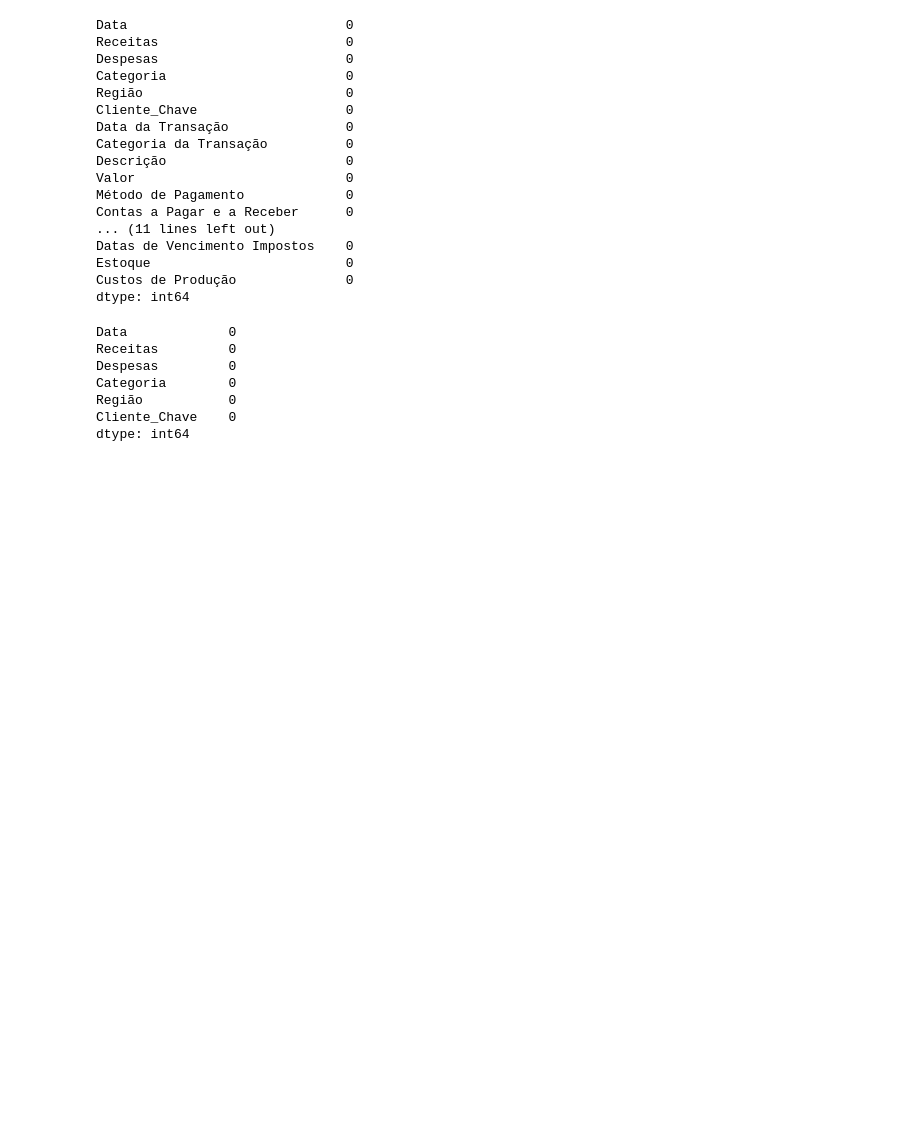
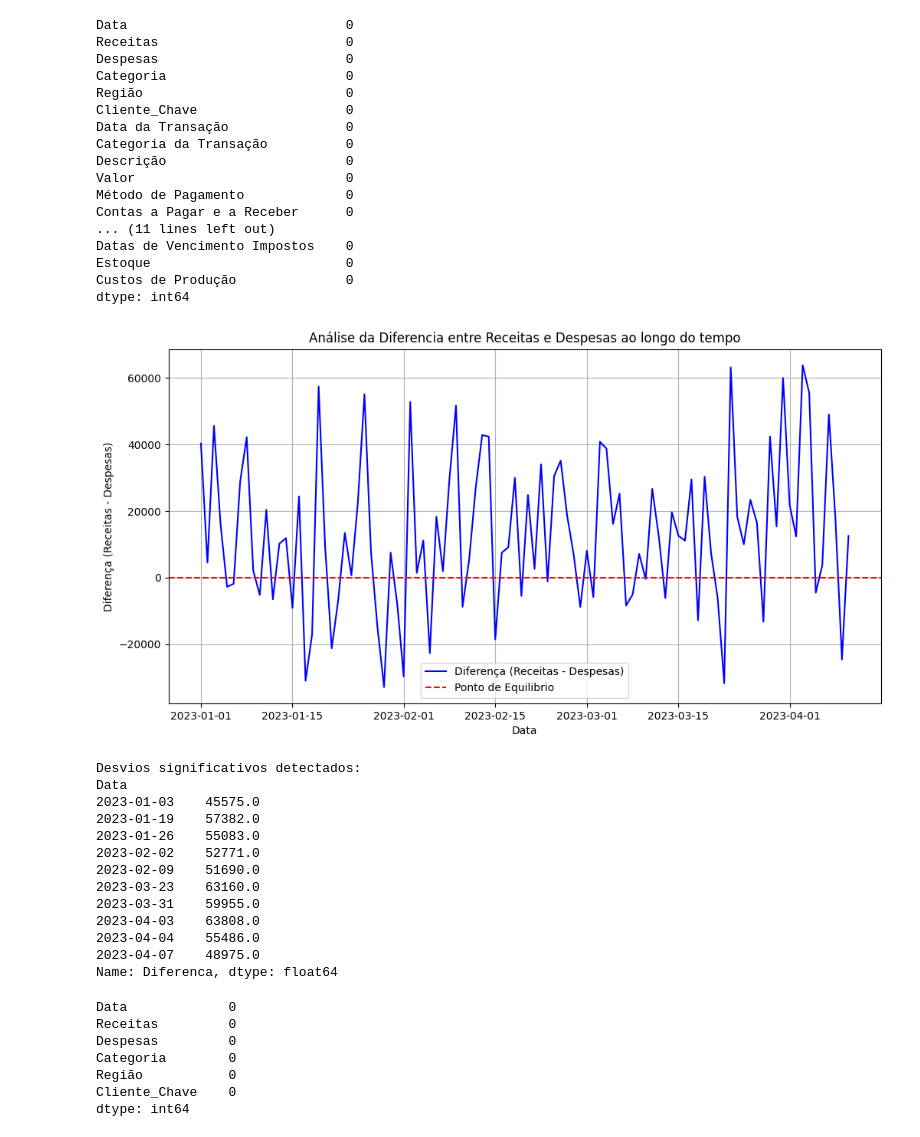
Before and after one commit to 2506roma/FluxoSmartAI, a Jupyter notebook: fluxoSamartAI.ipynb, the cells around one changed output. Cells and saved outputs as stored; diff of their text form; code cells hidden in the pictures; blank space fills up the shorter version.

Commit message:
Dados consistentes para análise

```diff
--- a/fluxoSamartAI.ipynb
+++ b/fluxoSamartAI.ipynb
@@ -84,6 +84,48 @@ Datas de Vencimento Impostos    0
 Estoque                         0
 Custos de Produção              0
 dtype: int64
+# %%
+import matplotlib.pyplot as plt
+# Garantindo que coluna DATA esteja no formato datatime
+tabela['Data'] = pd.to_datetime(tabela['Data'], errors='coerce')
+# Remmovendo valres nulos em DATA
+tabela = tabela.dropna(subset='Data')
+# Criando uma coluna para calcular a diferencia entre Receitas e Despesas
+tabela['Diferenca'] = tabela['Receitas'] - tabela['Despesas']
+# Agrupando por data (Caso exista múltiplas entradas por data, calcular a média)
+grupo_data = tabela.groupby('Data')['Diferenca'].mean()
+# Analisando se há padroes ou desvios significativos
+plt.figure(figsize=(12,6)) # Definindo o tamanho do gráfico (largura / altura (em polegadas))
+plt.plot(grupo_data.index, grupo_data.values, label='Diferença (Receitas - Despesas)', color='blue') # Linha onde eixo X representa as datas e Y para a diferença
+plt.axhline(y=0, color='red', linestyle= '--', label = 'Ponto de Equilibrio') # Linha horizontal no gráfico na posição (Ponto de equilíbrio entre receitas e despesas) linestyle '--' (Estilo de tracejado)
+plt.title("Análise da Diferencia entre Receitas e Despesas ao longo do tempo") # Título do Gráfico
+plt.xlabel("Data") # add o rótulo Eixo X
+plt.ylabel("Diferença (Receitas - Despesas)") # Add o rótulo "Diferença" ao Eixo Y
+plt.legend() # Exibir legenda do Gráfico com Rótulo definidos (label )
+plt.grid() # Add Grade
+plt.show() # Exibindo o Gráfico
+
+# identificar possíveis desvios  (Grande Variações na diferença)
+threshold = grupo_data.std() * 2 # Variações maiores que 2 desvios padrão
+desvios = grupo_data[abs(grupo_data) > threshold]
+
+print("Desvios significativos detectados: ")
+print(desvios)
+# %% [output]
+[figure, added]
+Desvios significativos detectados:
+Data
+2023-01-03    45575.0
+2023-01-19    57382.0
+2023-01-26    55083.0
+2023-02-02    52771.0
+2023-02-09    51690.0
+2023-03-23    63160.0
+2023-03-31    59955.0
+2023-04-03    63808.0
+2023-04-04    55486.0
+2023-04-07    48975.0
+Name: Diferenca, dtype: float64
 # %%
 # Mapeamento de variações
 column_mapping = {
```
Also changed, not shown: 9 other files.
